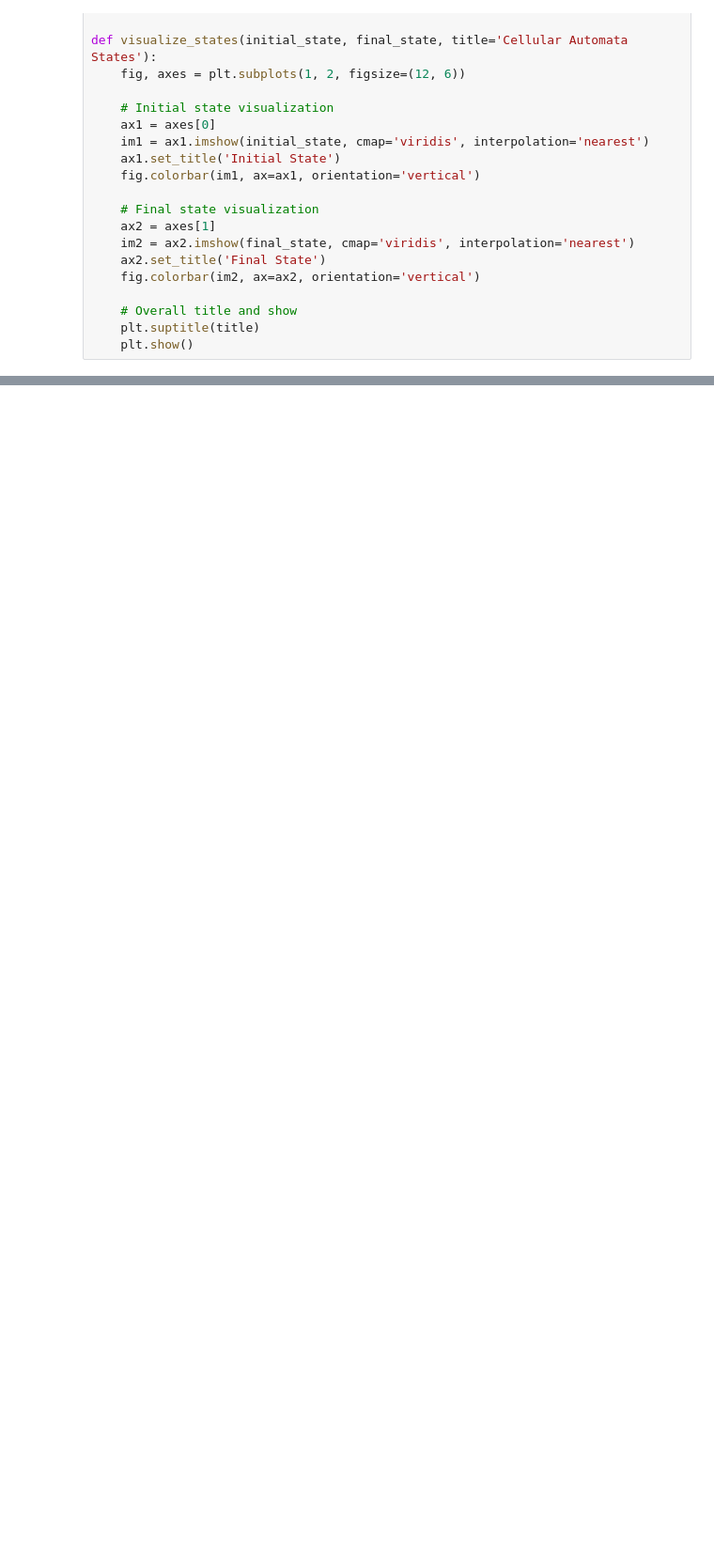
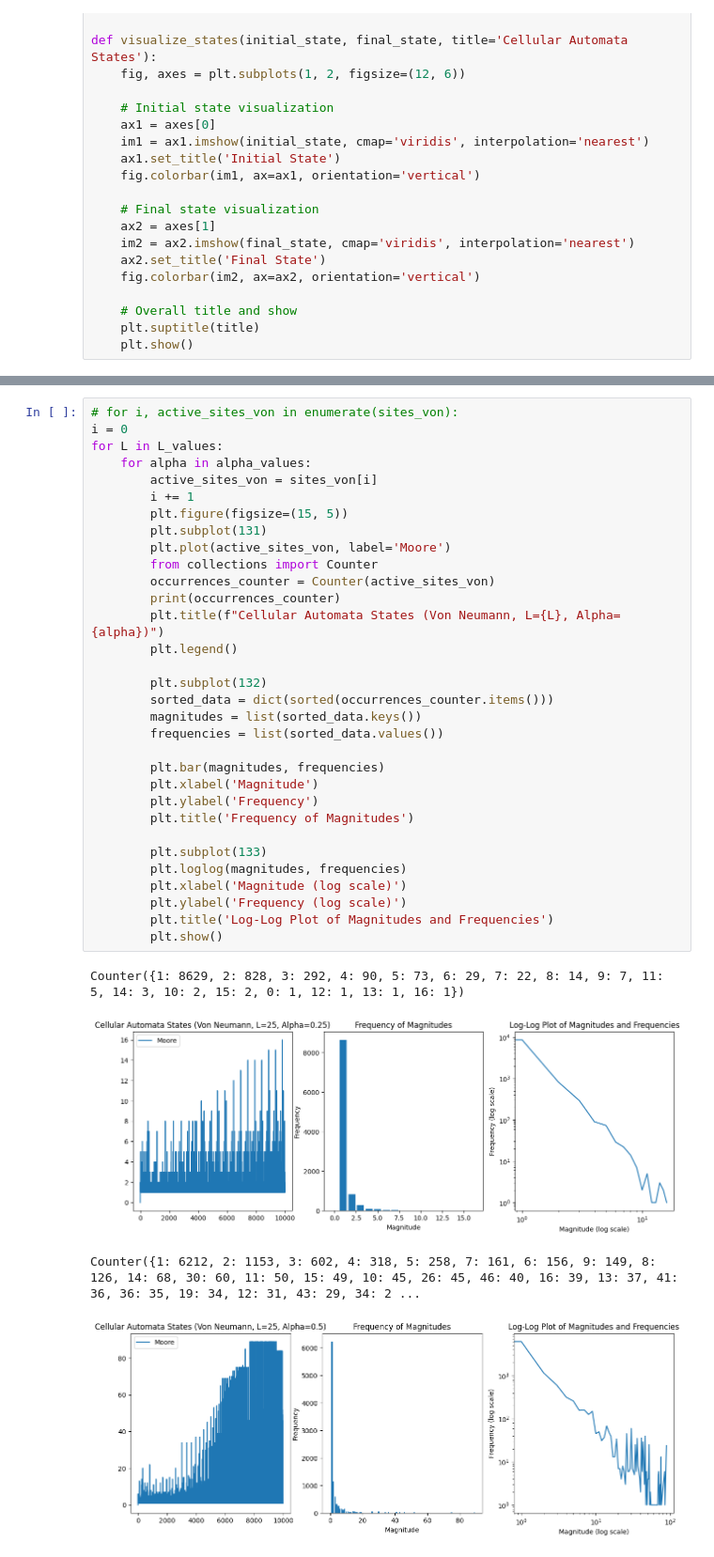
Before and after one commit to vitalismaxim/group_17, a Jupyter notebook: OFC.ipynb, the cells around one changed output, grey strips where cells are left out. Shown at 94% size. Drawn from its saved outputs; the diff is of its cells as text; blank space fills up the shorter version.

```diff
--- a/OFC.ipynb
+++ b/OFC.ipynb
@@ -193,0 +225,37 @@ plt.show()
+# %%
+# for i, active_sites_von in enumerate(sites_von):
+i = 0
+for L in L_values:
+    for alpha in alpha_values:
+        active_sites_von = sites_von[i]
+        i += 1
+        plt.figure(figsize=(15, 5))
+        plt.subplot(131)
+        plt.plot(active_sites_von, label='Moore')
+        from collections import Counter
+        occurrences_counter = Counter(active_sites_von)
+        print(occurrences_counter)
+        plt.title(f"Cellular Automata States (Von Neumann, L={L}, Alpha={alpha})")
+        plt.legend()
+
+        plt.subplot(132)
+        sorted_data = dict(sorted(occurrences_counter.items()))
+        magnitudes = list(sorted_data.keys())
+        frequencies = list(sorted_data.values())
+
+        plt.bar(magnitudes, frequencies)
+        plt.xlabel('Magnitude')
+        plt.ylabel('Frequency')
+        plt.title('Frequency of Magnitudes')
+
+        plt.subplot(133)
+        plt.loglog(magnitudes, frequencies)
+        plt.xlabel('Magnitude (log scale)')
+        plt.ylabel('Frequency (log scale)')
+        plt.title('Log-Log Plot of Magnitudes and Frequencies')
+        plt.show()
+# %% [output]
+Counter({1: 8629, 2: 828, 3: 292, 4: 90, 5: 73, 6: 29, 7: 22, 8: 14, 9: 7, 11: 5, 14: 3, 10: 2, 15: 2, 0: 1, 12: 1, 13: 1, 16: 1})
+[figure, added]
+Counter({1: 6212, 2: 1153, 3: 602, 4: 318, 5: 258, 7: 161, 6: 156, 9: 149, 8: 126, 14: 68, 30: 60, 11: 50, 15: 49, 10: 45, 26: 45, 46: 40, 16: 39, 13: 37, 41: 36, 36: 35, 19: 34, 12: 31, 43: 29, 34: 2 ...
+[figure, added]
```
Also changed, not shown: parts of 9 cells of this notebook.
